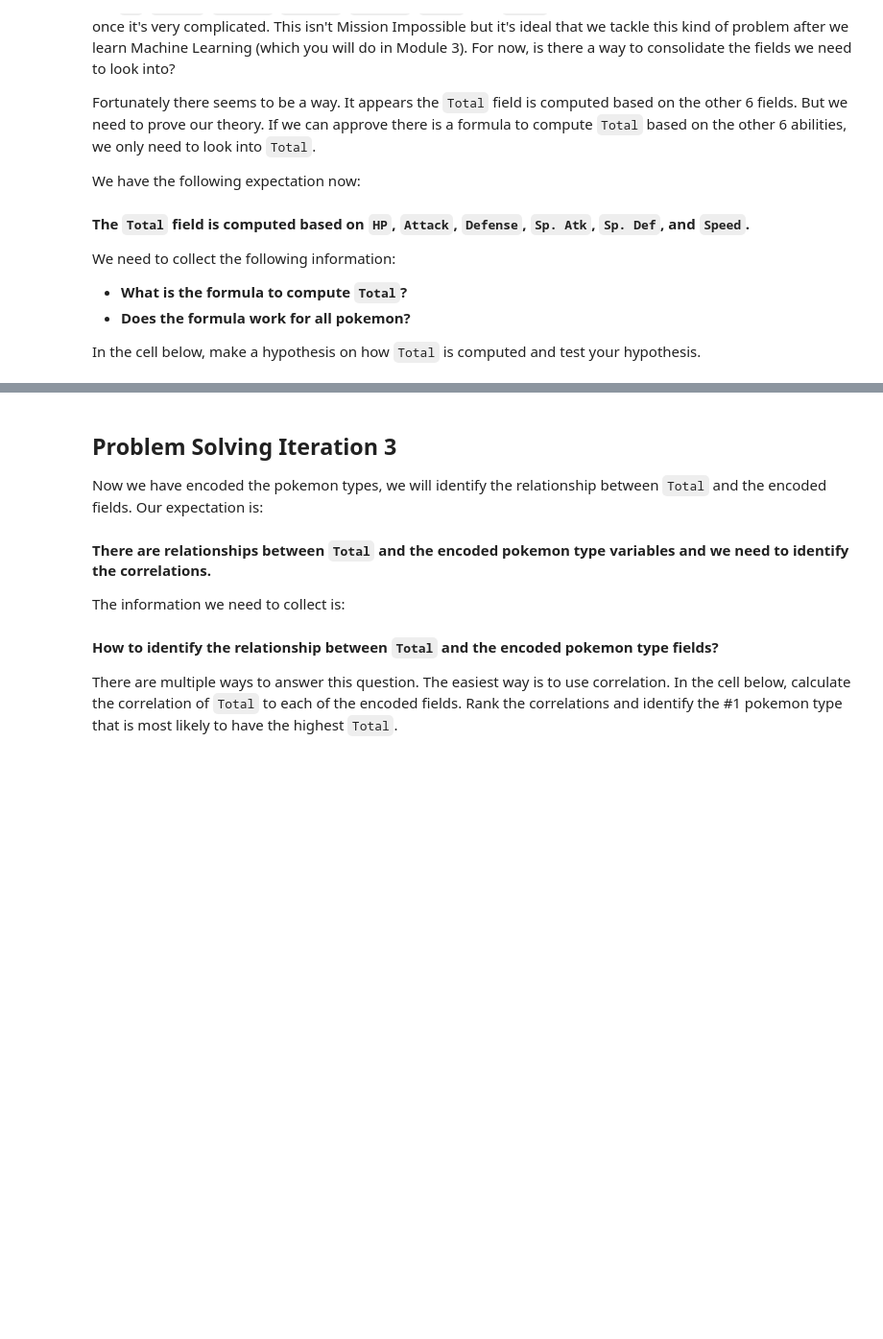
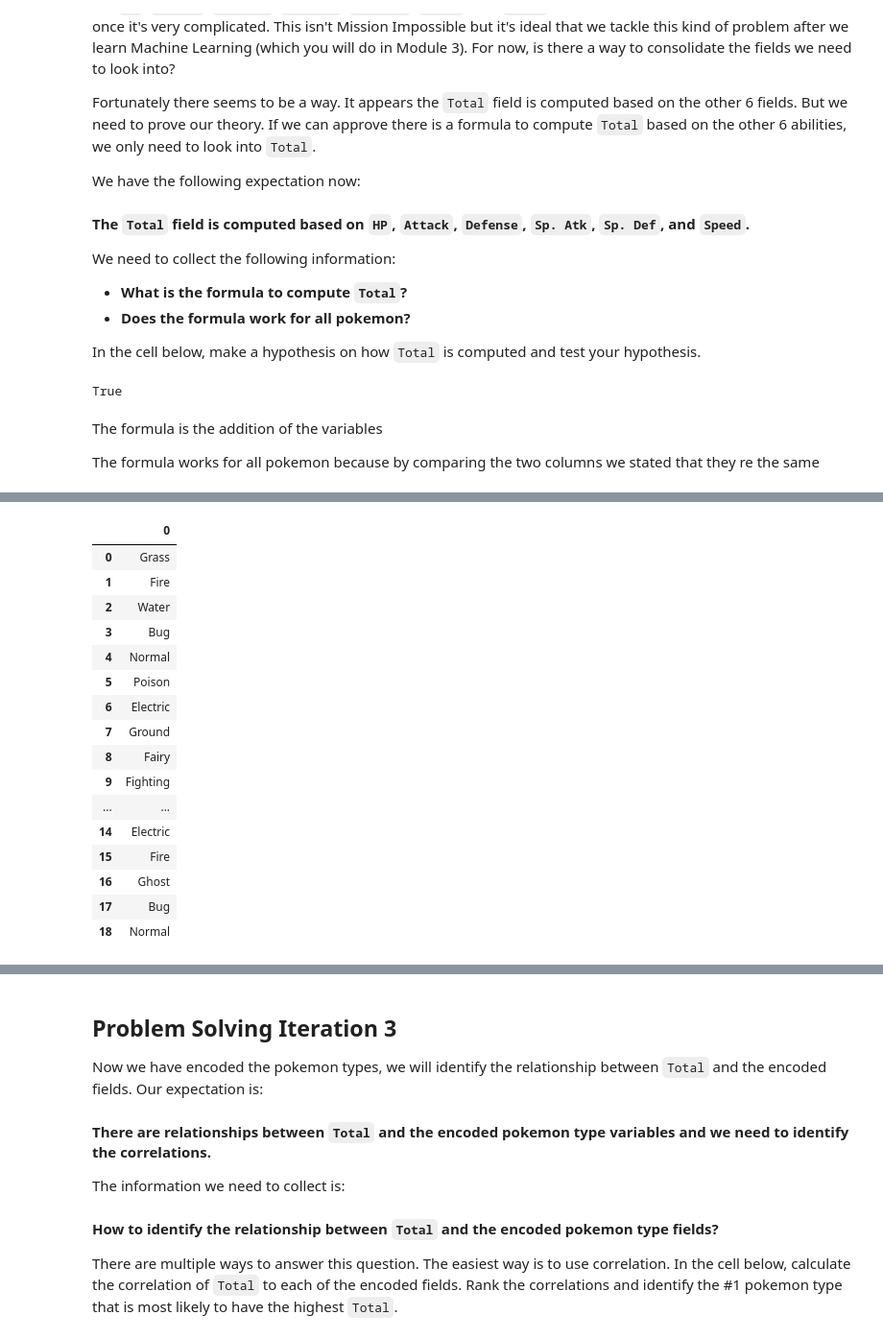
Before and after one commit to JoseMariadeAlmansa/lab-dataframe-calculations, a Jupyter notebook: your-code/challenge-2.ipynb, the cells around one changed output, grey strips where cells are left out. Shown at 96% size. Saved outputs shown, nothing was run; the diff lists cells and outputs as text; code cells hidden in the pictures; blank space fills up the shorter version.

```diff
--- a/your-code/challenge-2.ipynb
+++ b/your-code/challenge-2.ipynb
@@ -48,3 +69,12 @@ In the cell below, make a hypothesis on how `Total` is computed and test your hy
+# %%
+# Lets compare if the hypothesis is confirmed by comparing columns
+pokemon['hypothesis'].equals(pokemon['Total']
+# %% [output]
+True
+# %% [markdown]
+The formula is the addition of the variables
+
+The formula works for all pokemon because by comparing the two columns we stated that they re the same
 # %% [markdown]
 ## Problem Solving Iteration 2
 
@@ -77,0 +106,28 @@ The new numerical variables you create should look like below:
+# %%
+unique_T1=pd.unique(pokemon['Type 1'])
+unique_T2=pd.unique(pokemon['Type 2'])
+unique_T1=pd.DataFrame(unique_T1)
+unique_T2=pd.DataFrame(unique_T2)
+# %%
+# We are going to concatenate all the unique types into a dataframe
+types = pd.concat([unique_T1,unique_T2], axis=0)
+# %%
+types
+# %% [output]
+|  | 0 |
+| 0 | Grass |
+| 1 | Fire |
+| 2 | Water |
+| 3 | Bug |
+| 4 | Normal |
+| 5 | Poison |
+| 6 | Electric |
+| 7 | Ground |
+| 8 | Fairy |
+| 9 | Fighting |
+| ... | ... |
+| 14 | Electric |
+| 15 | Fire |
+| 16 | Ghost |
+| 17 | Bug |
+| 18 | Normal |
```
Also changed, not shown: parts of 14 cells of this notebook.
